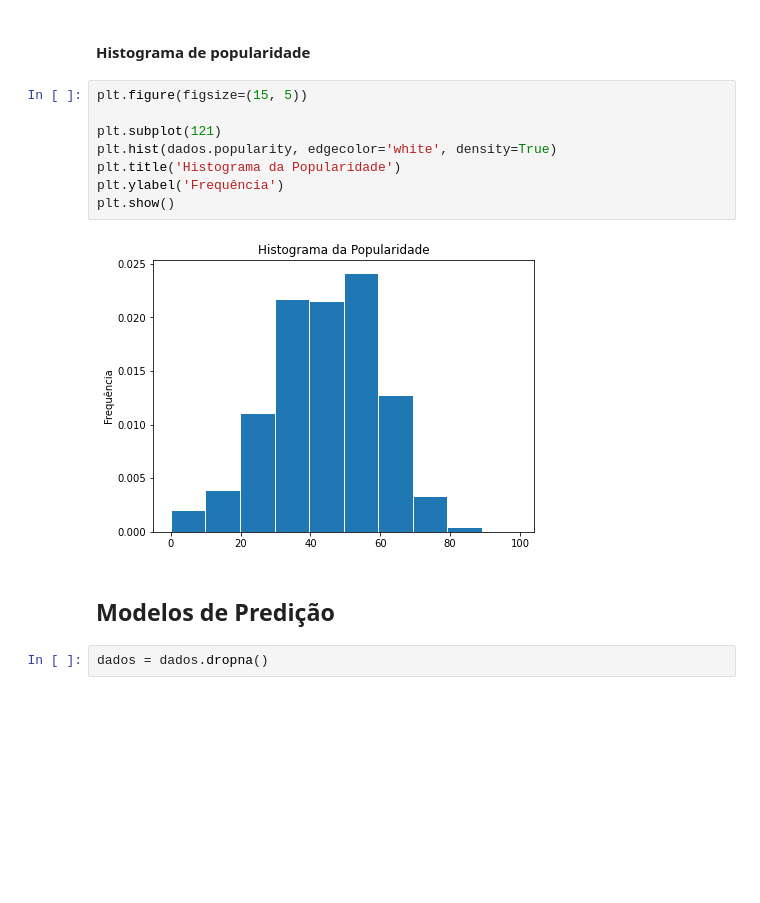
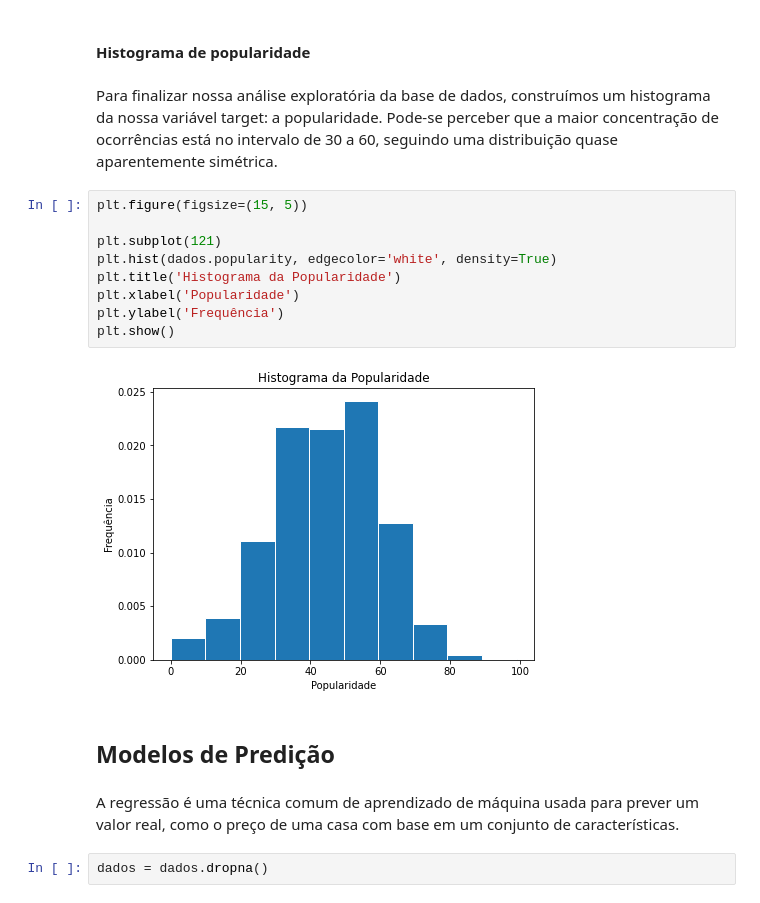
Before and after one commit to juliacfigueiredo/Projeto-2, a Jupyter notebook: Projeto_Final.ipynb, the cells around one changed output. Drawn from its saved outputs; the diff is of its cells as text; blank space fills up the shorter version.

```diff
--- a/Projeto_Final.ipynb
+++ b/Projeto_Final.ipynb
@@ -196,18 +235,23 @@ pd.crosstab(dados['popularity'], dados['music_genre'],normalize=True,margins=Tru
 100 rows × 11 columns
 # %% [markdown]
 #### Histograma de popularidade
+# %% [markdown]
+Para finalizar nossa análise exploratória da base de dados, construímos um histograma da nossa variável target: a popularidade. Pode-se perceber que a maior concentração de ocorrências está no intervalo de 30 a 60, seguindo uma distribuição quase aparentemente simétrica.
 # %%
 plt.figure(figsize=(15, 5))
 
 plt.subplot(121)
 plt.hist(dados.popularity, edgecolor='white', density=True)
 plt.title('Histograma da Popularidade')
+plt.xlabel('Popularidade')
 plt.ylabel('Frequência')
 plt.show()
 # %% [output]
-[figure, old version]
+[figure, new version]
 # %% [markdown]
 ## Modelos de Predição
+# %% [markdown]
+A regressão é uma técnica comum de aprendizado de máquina usada para prever um valor real, como o preço de uma casa com base em um conjunto de características.
 # %%
 dados = dados.dropna()
 # %%
```
Also changed, not shown: parts of 68 cells of this notebook.
